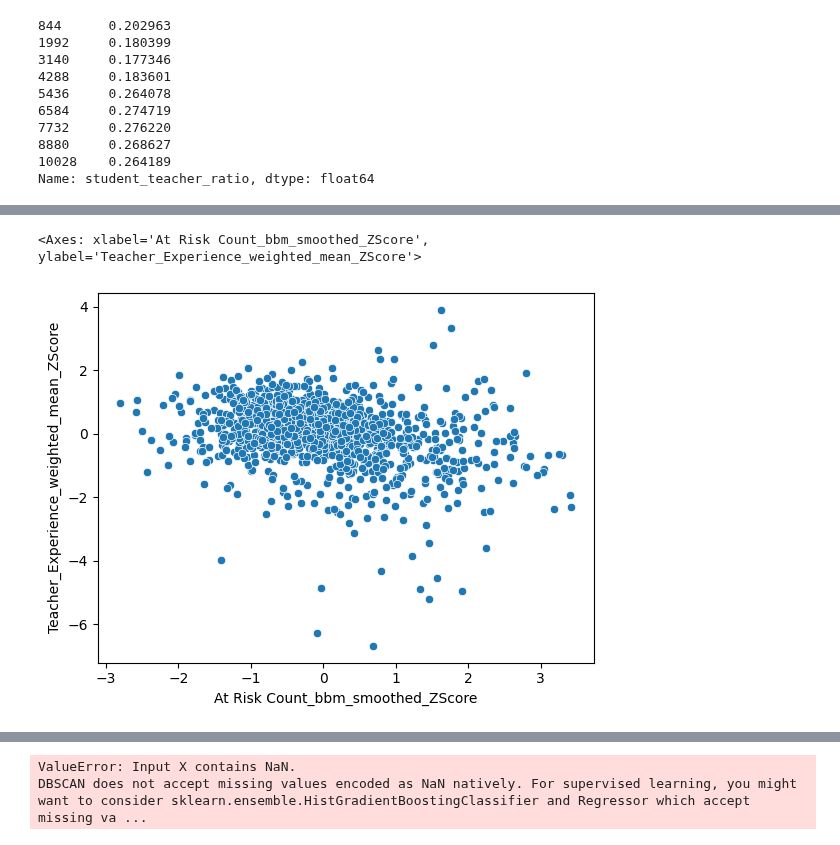
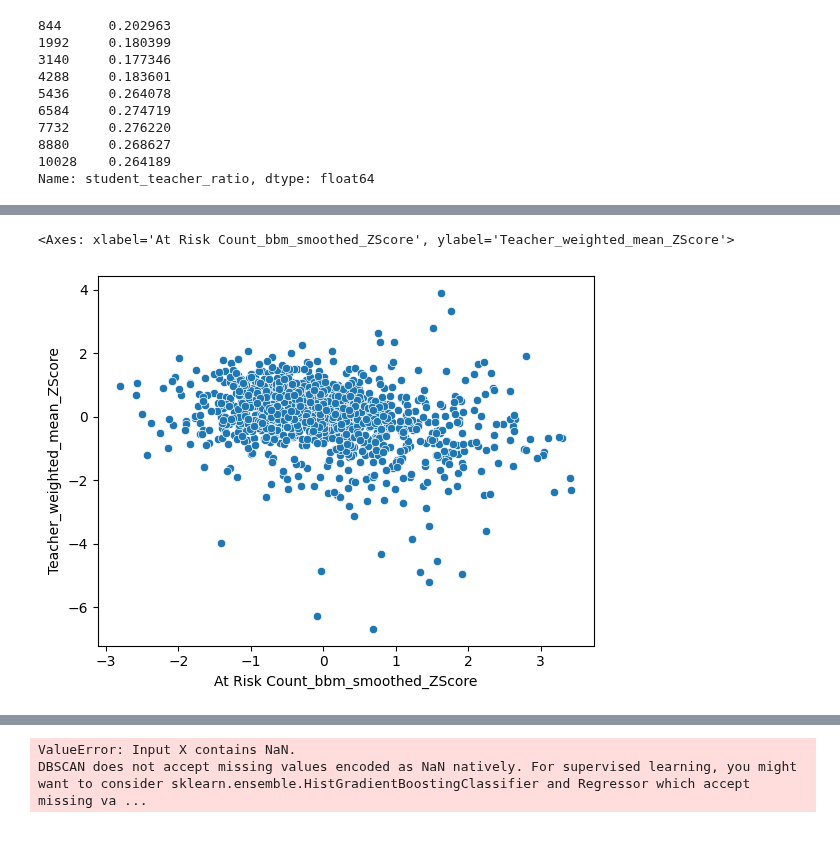
Before and after one commit to CristianS-D/Texas-Education-Data-Analysis, a Jupyter notebook: Clustering.ipynb, the cells around one changed output, grey strips where cells are left out. Saved outputs shown, nothing was run; the diff lists cells and outputs as text; code cells hidden in the pictures.

Commit message:
corrected weighted mean

```diff
--- a/Clustering.ipynb
+++ b/Clustering.ipynb
@@ -390,11 +372,11 @@ staff_experience_col_list = [
        'Teacher 11-20 Years Full Time Equiv Count_bbm_smoothed',
        'Teacher 21-30 Years Full Time Equiv Count_bbm_smoothed',
        'Teacher > 30 Years Full Time Equiv Count_bbm_smoothed']
+# %%
+staff_df_1['Teacher_weighted_mean'] = staff_df_1.apply(lambda row: weighted_mean_row(row, staff_experience_dict, staff_experience_col_list), axis=1)
 # %%
-
-staff_df_1 = weighted_mean_variance(staff_df_1, staff_experience_dict ,staff_experience_col_list, "Teacher_Experience" )
-
-staff_df_1 = zscore(staff_df_1, ['Teacher_Experience_weighted_mean', 'Teacher_Experience_weighted_variance'])
+#staff_df_1 = weighted_mean(staff_df_1, staff_experience_dict ,staff_experience_col_list, "Teacher_Experience" )
+staff_df_1 = zscore(staff_df_1, 'Teacher_weighted_mean')
 staff_df_1
 # %% [output]
 |  | YearDistrict ID | Year | DISTRICT | Teacher Total Full Time Equiv Count | Support Total Full Time Equiv Count | School Admin Total Full Time Equi... | ... |
@@ -843,7 +523,7 @@ Name: student_teacher_ratio, dtype: float64
 # %%
 clustering_df_24 = merged_df[merged_df['Year']=='2024']
 clustering_df_24.head(2)
-clustering_df_24 = clustering_df_24[['YearDistrict ID', 'DISTRICT', 'Year','student_teacher_ratio_ZScore', 'student_ethnicity_euclidean_distance_ZScore','At Risk Count_bbm_smoothed_ZScore','Econ Disadv Count_bbm_smoothed_ZScore', 'Teacher_Experience_weighted_mean_ZScore', 'Teacher_Experience_weighted_variance_ZScore']].reset_index(drop=True)
+clustering_df_24 = clustering_df_24[['YearDistrict ID', 'DISTRICT', 'Year','student_teacher_ratio_ZScore', 'student_ethnicity_euclidean_distance_ZScore','At Risk Count_bbm_smoothed_ZScore','Econ Disadv Count_bbm_smoothed_ZScore', 'Teacher_weighted_mean_ZScore']].reset_index(drop=True)
 # %%
 clustering_df_24[clustering_df_24["DISTRICT"]=='180901']
 # %% [output]
@@ -874,16 +548,16 @@ clustering_df_24
 # %%
 sns.scatterplot(
     data=clustering_df_24,
     #x='student_ethnicity_hhi',
     x='At Risk Count_bbm_smoothed_ZScore',
-    y='Teacher_Experience_weighted_mean_ZScore',
+    y='Teacher_weighted_mean_ZScore',
 
     #y='student_ethnicity_euclidean_distance',
     #hue=pd.qcut(student_24['All Students Count'], q=6)
 )
 # %% [output]
-<Axes: xlabel='At Risk Count_bbm_smoothed_ZScore', ylabel='Teacher_Experience_weighted_mean_ZScore'>
+<Axes: xlabel='At Risk Count_bbm_smoothed_ZScore', ylabel='Teacher_weighted_mean_ZScore'>
-[figure, old version]
+[figure, new version]
 # %%
 fig = plt.figure(figsize=(10, 7))
 ax = fig.add_subplot(111, projection='3d')
```
Also changed, not shown: parts of 15 cells of this notebook.
